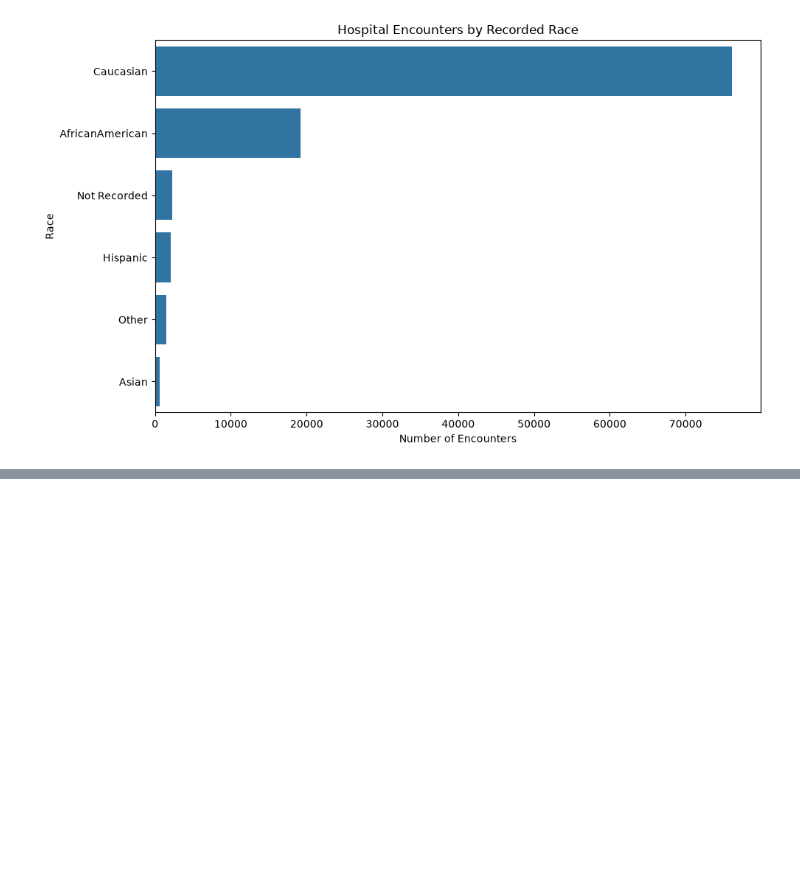
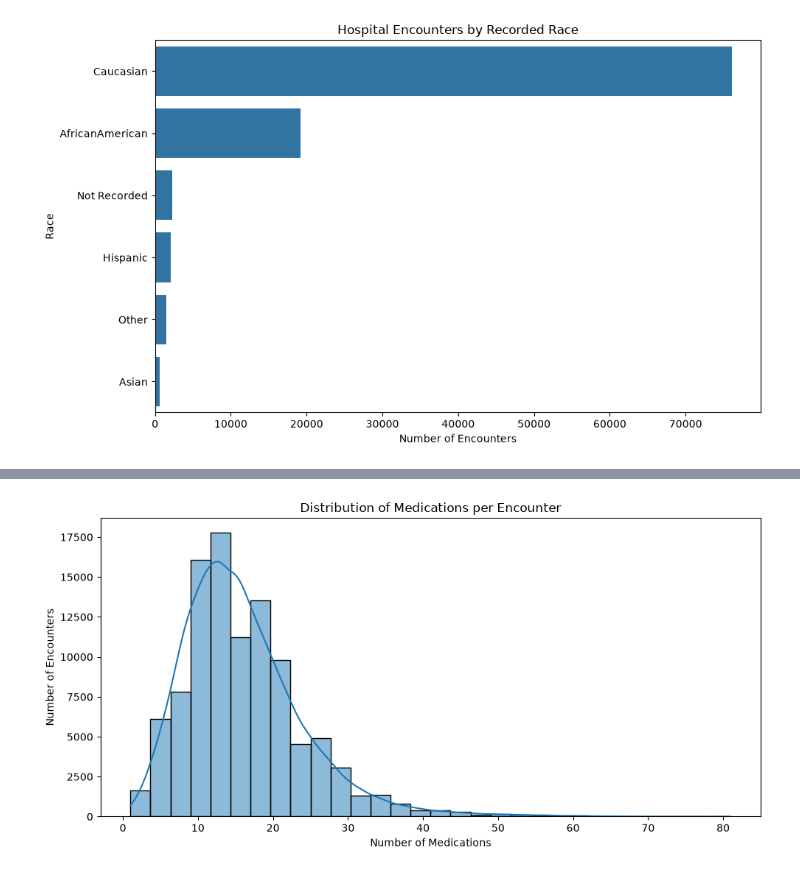
Before and after one commit to hetanshipatel/healthcare-data-analytics, a Jupyter notebook: notebooks/02_cleaned_data_inspection.ipynb, the cells around one changed output, grey strips where cells are left out. Drawn from its saved outputs; the diff is of its cells as text; code cells hidden in the pictures; blank space fills up the shorter version.

```diff
--- a/notebooks/02_cleaned_data_inspection.ipynb
+++ b/notebooks/02_cleaned_data_inspection.ipynb
@@ -217,0 +305,18 @@ plt.show()
+# %%
+# 5.4 Number of medications
+plt.figure(figsize=(10, 5))
+
+sns.histplot(
+    data=df,
+    x="num_medications",
+    bins=30,
+    kde=True
+)
+
+plt.title("Distribution of Medications per Encounter")
+plt.xlabel("Number of Medications")
+plt.ylabel("Number of Encounters")
+plt.tight_layout()
+plt.show()
+# %% [output]
+[figure, added]
```
Also changed, not shown: parts of 6 cells of this notebook.
